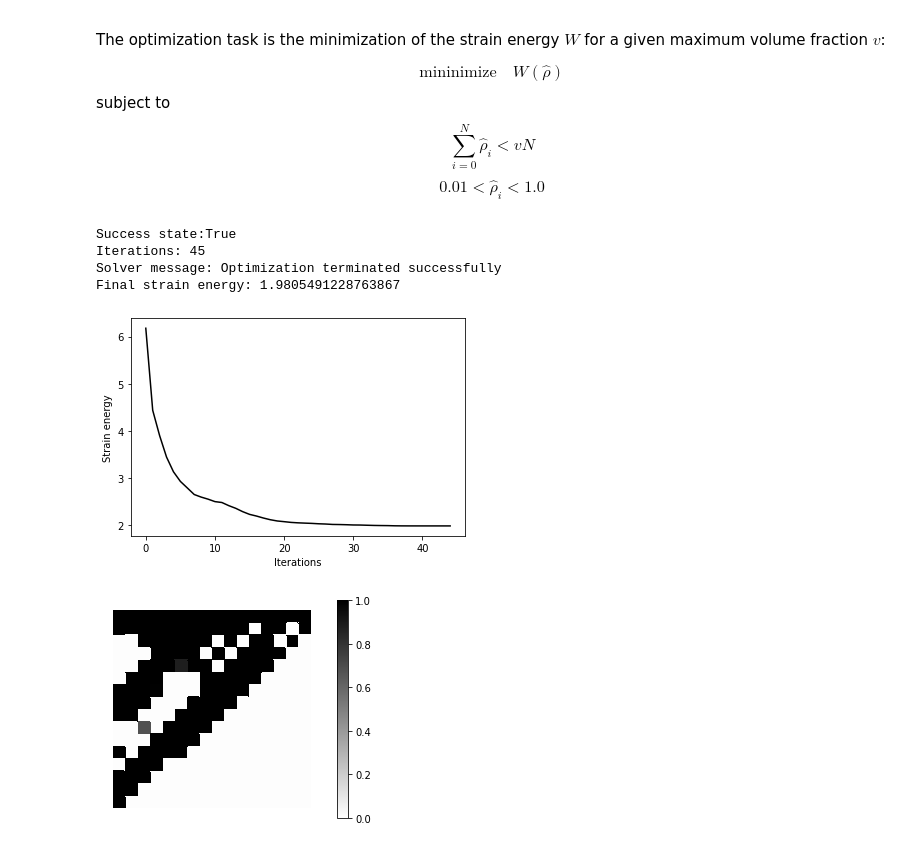
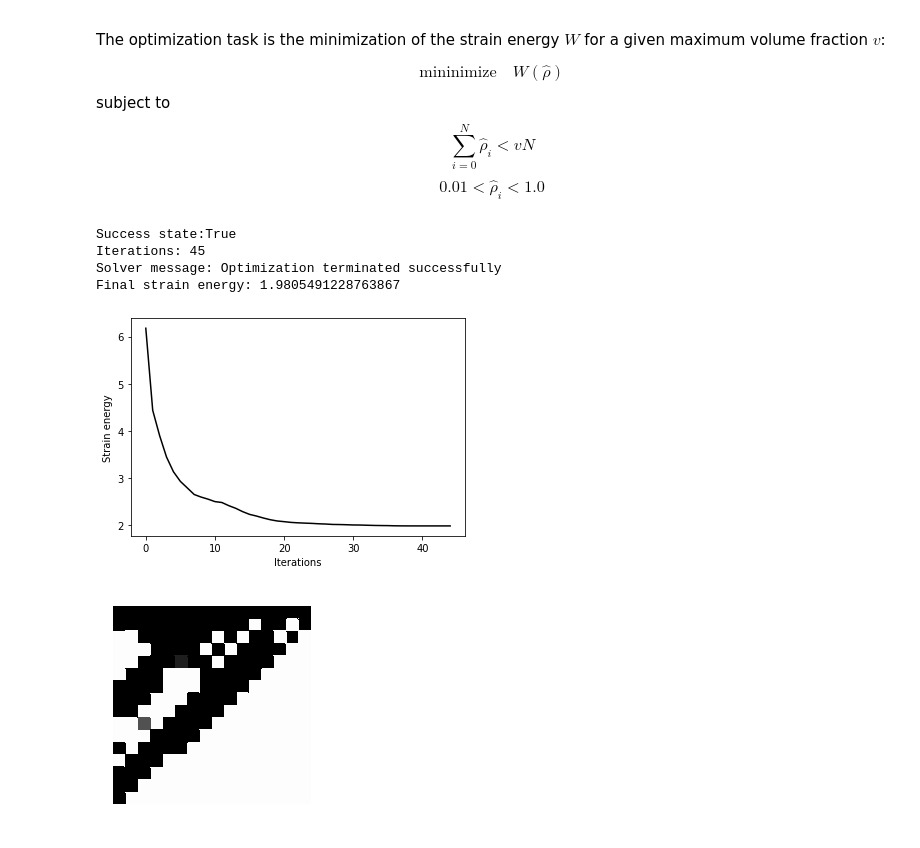
Before and after one commit to meyer-nils/topology_optimization_introduction, a Jupyter notebook: bookshelf.ipynb, the cells around one changed output. Cells and saved outputs as stored; diff of their text form; code cells hidden in the pictures.

```diff
--- a/bookshelf.ipynb
+++ b/bookshelf.ipynb
@@ -171,32 +173,32 @@ def callback(x, *args):
 
 # Run the actual optimization
 res = minimize(
     target_function,
     rho0,
     constraints=constraints,
     bounds=bounds,
     callback=callback)
 energies = [target_function(d) for d in designs]
 print(f"Success state:{res.success}")
 print(f"Iterations: {res.nit}")
 print(f"Solver message: {res.message}")
 print(f"Final strain energy: {energies[-1]}")
 
 # Plot the optimization convergence
 plt.plot(energies, "-k")
 plt.xlabel("Iterations")
 plt.ylabel("Strain energy")
 plt.show()
 
 # plot the resulting material distribution
 rho = basis0.zeros() + 1.0
 rho[design_dofs] = res.x
-plot(mesh, rho, cmap=plt.cm.binary, colorbar=True, vmin=0, vmax=1.0)
+plot(mesh, rho, cmap=plt.cm.binary, vmin=0, vmax=1.0)
 plt.show()
 # %% [output]
 Success state:True
 Iterations: 45
 Solver message: Optimization terminated successfully
 Final strain energy: 1.9805491228763867
 [figure]
-[figure, old version]
+[figure, new version]
```
Also changed, not shown: parts of 4 cells of this notebook, 1 other file.
